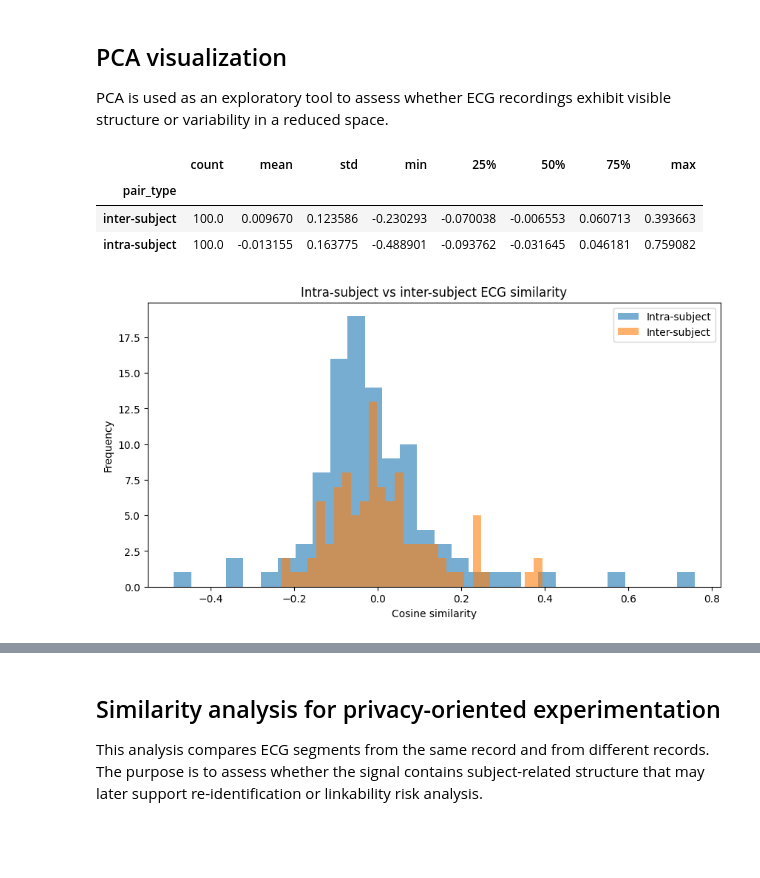
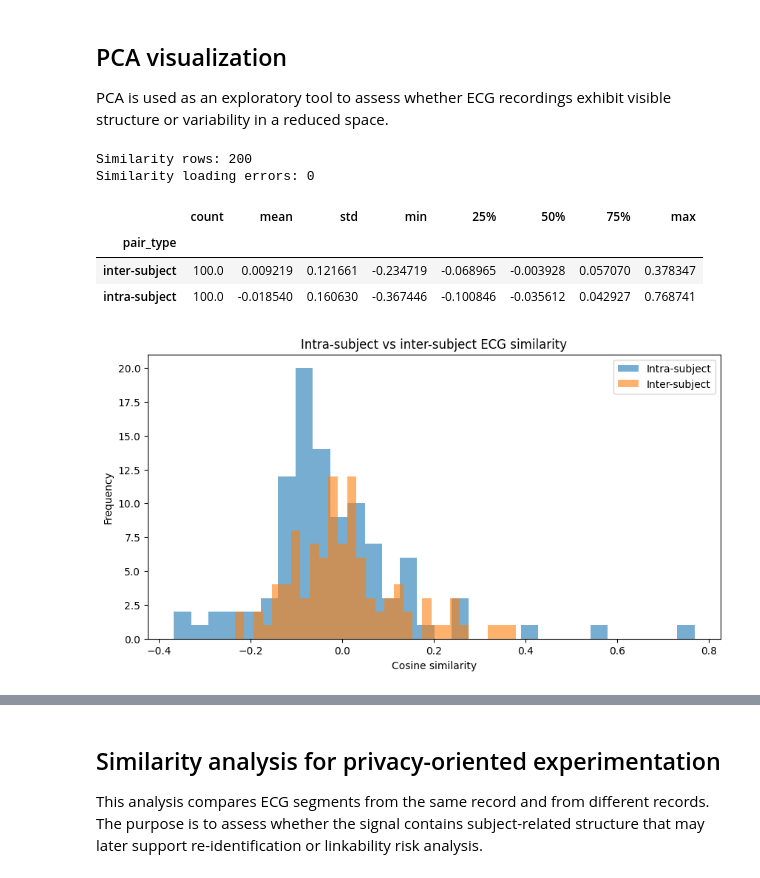
Before and after one commit to tjpoa/ecg-privacy, a Jupyter notebook: notebooks/01_data_understanding.ipynb, the cells around one changed output, grey strips where cells are left out. Saved outputs shown, nothing was run; the diff lists cells and outputs as text; code cells hidden in the pictures; blank space fills up the shorter version.

```diff
--- a/notebooks/01_data_understanding.ipynb
+++ b/notebooks/01_data_understanding.ipynb
@@ -13,24 +13,32 @@ Because this work is part of a thesis experiment, the EDA is designed not only t
 import sys
 from pathlib import Path
 
-PROJECT_ROOT = Path().resolve().parents[0]
+PROJECT_ROOT = Path.cwd()
+if PROJECT_ROOT.name == "notebooks":
+    PROJECT_ROOT = PROJECT_ROOT.parent
+elif not (PROJECT_ROOT / "src").exists() and (PROJECT_ROOT.parent / "src").exists():
+    PROJECT_ROOT = PROJECT_ROOT.parent
+
 sys.path.append(str(PROJECT_ROOT / "src"))
-
-DATA_PATH = PROJECT_ROOT / "data" / "raw"
-wfdb_path = DATA_PATH / "WFDBRecords"
 
 import numpy as np
 import pandas as pd
 import matplotlib.pyplot as plt
 
+from config import WFDB_RECORDS_DIR
 from data_loading import load_record
 from eda_utils import (
+    add_afl_label,
+    build_demographic_table,
     build_metadata_table,
-    build_demographic_table,
+    build_missing_summary,
+    compute_intra_inter_similarity,
     plot_random_ecg,
-    compute_intra_inter_similarity,
-    plot_similarity_distributions
+    plot_similarity_distributions,
+    zscore_signal,
 )
+
+wfdb_path = WFDB_RECORDS_DIR
 # %% [markdown]
 ## Dataset overview
 
@@ -421,23 +467,28 @@ plt.show()
 
 PCA is used as an exploratory tool to assess whether ECG recordings exhibit visible structure or variability in a reduced space.
 # %%
-similarity_df = compute_intra_inter_similarity(
+similarity_df, similarity_errors_df = compute_intra_inter_similarity(
     records=hea_files,
     loader=load_record,
     n_records=100,
     lead_idx=1,
     window_sec=2.0,
     step_sec=1.0,
-    random_state=42
+    random_state=42,
+    normalize=True,
 )
 
+print(f"Similarity rows: {len(similarity_df)}")
+print(f"Similarity loading errors: {len(similarity_errors_df)}")
 similarity_df.groupby("pair_type")["similarity"].describe()
 # %% [output]
+Similarity rows: 200
+Similarity loading errors: 0
 |  | count | mean | std | min | 25% | 50% | 75% | max |
 | pair_type |  |  |  |  |  |  |  |  |
-| inter-subject | 100.0 | 0.009670 | 0.123586 | -0.230293 | -0.070038 | -0.006553 | 0.060713 | 0.393663 |
-| intra-subject | 100.0 | -0.013155 | 0.163775 | -0.488901 | -0.093762 | -0.031645 | 0.046181 | 0.759082 |
+| inter-subject | 100.0 | 0.009219 | 0.121661 | -0.234719 | -0.068965 | -0.003928 | 0.057070 | 0.378347 |
+| intra-subject | 100.0 | -0.018540 | 0.160630 | -0.367446 | -0.100846 | -0.035612 | 0.042927 | 0.768741 |
 # %%
 plot_similarity_distributions(similarity_df)
 # %% [output]
-[figure, old version]
+[figure, new version]
```
Also changed, not shown: parts of 13 cells of this notebook, 3 other files.
